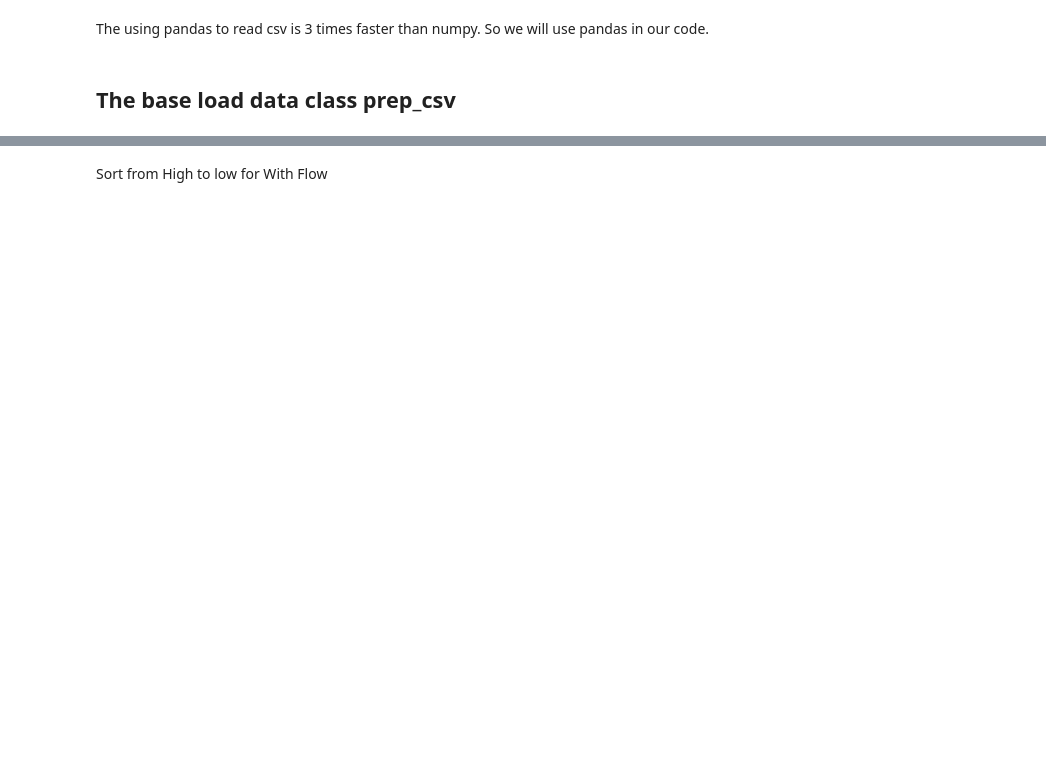
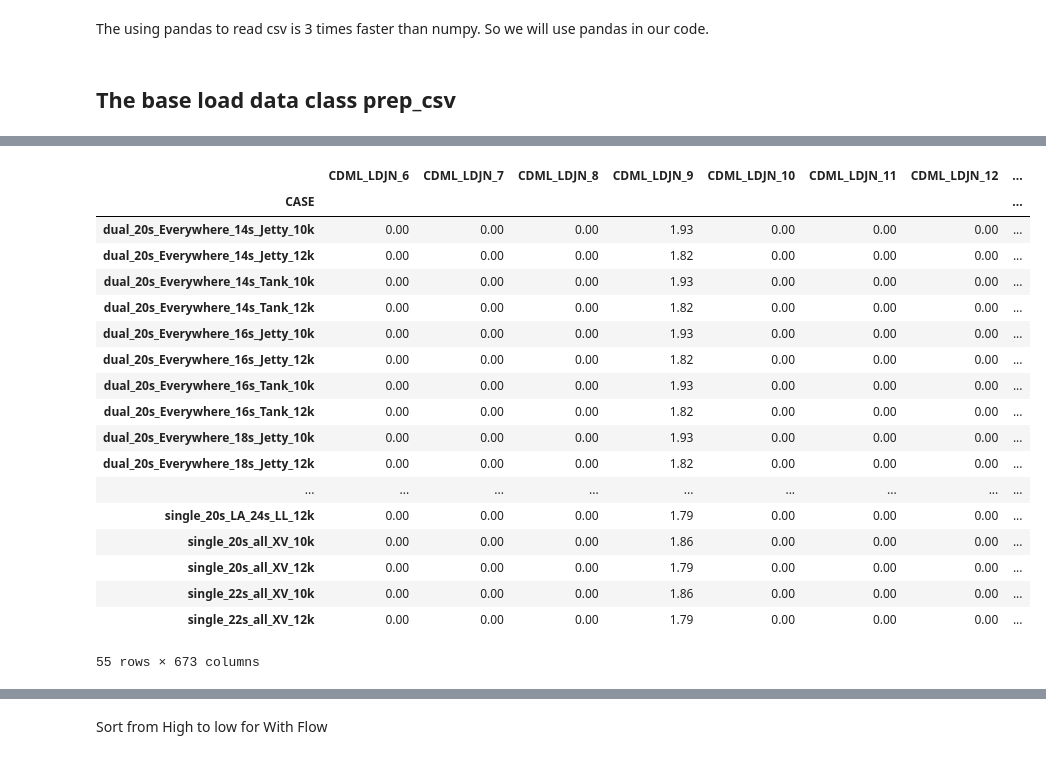
Before and after one commit to TNTran92/sktime, a Jupyter notebook: sktime/benchmarking/sktime_demo.ipynb, the cells around one changed output, grey strips where cells are left out. Saved outputs shown, nothing was run; the diff lists cells and outputs as text; code cells hidden in the pictures; blank space fills up the shorter version.

```diff
--- a/sktime/benchmarking/sktime_demo.ipynb
+++ b/sktime/benchmarking/sktime_demo.ipynb
@@ -238,0 +276,22 @@ MultiIndex([(                    'With Flow', 'kips'),
+# %%
+PrepMyCSV.fmax
+# %% [output]
+|  | CDML_LDJN_6 | CDML_LDJN_7 | CDML_LDJN_8 | CDML_LDJN_9 | CDML_LDJN_10 | CDML_LDJN_11 | CDML_LDJN_12 | ... |
+| CASE |  |  |  |  |  |  |  | ... |
+| dual_20s_Everywhere_14s_Jetty_10k | 0.00 | 0.00 | 0.00 | 1.93 | 0.00 | 0.00 | 0.00 | ... |
+| dual_20s_Everywhere_14s_Jetty_12k | 0.00 | 0.00 | 0.00 | 1.82 | 0.00 | 0.00 | 0.00 | ... |
+| dual_20s_Everywhere_14s_Tank_10k | 0.00 | 0.00 | 0.00 | 1.93 | 0.00 | 0.00 | 0.00 | ... |
+| dual_20s_Everywhere_14s_Tank_12k | 0.00 | 0.00 | 0.00 | 1.82 | 0.00 | 0.00 | 0.00 | ... |
+| dual_20s_Everywhere_16s_Jetty_10k | 0.00 | 0.00 | 0.00 | 1.93 | 0.00 | 0.00 | 0.00 | ... |
+| dual_20s_Everywhere_16s_Jetty_12k | 0.00 | 0.00 | 0.00 | 1.82 | 0.00 | 0.00 | 0.00 | ... |
+| dual_20s_Everywhere_16s_Tank_10k | 0.00 | 0.00 | 0.00 | 1.93 | 0.00 | 0.00 | 0.00 | ... |
+| dual_20s_Everywhere_16s_Tank_12k | 0.00 | 0.00 | 0.00 | 1.82 | 0.00 | 0.00 | 0.00 | ... |
+| dual_20s_Everywhere_18s_Jetty_10k | 0.00 | 0.00 | 0.00 | 1.93 | 0.00 | 0.00 | 0.00 | ... |
+| dual_20s_Everywhere_18s_Jetty_12k | 0.00 | 0.00 | 0.00 | 1.82 | 0.00 | 0.00 | 0.00 | ... |
+| ... | ... | ... | ... | ... | ... | ... | ... | ... |
+| single_20s_LA_24s_LL_12k | 0.00 | 0.00 | 0.00 | 1.79 | 0.00 | 0.00 | 0.00 | ... |
+| single_20s_all_XV_10k | 0.00 | 0.00 | 0.00 | 1.86 | 0.00 | 0.00 | 0.00 | ... |
+| single_20s_all_XV_12k | 0.00 | 0.00 | 0.00 | 1.79 | 0.00 | 0.00 | 0.00 | ... |
+| single_22s_all_XV_10k | 0.00 | 0.00 | 0.00 | 1.86 | 0.00 | 0.00 | 0.00 | ... |
+| single_22s_all_XV_12k | 0.00 | 0.00 | 0.00 | 1.79 | 0.00 | 0.00 | 0.00 | ... |
+55 rows × 673 columns
```
Also changed, not shown: parts of 44 cells of this notebook.
